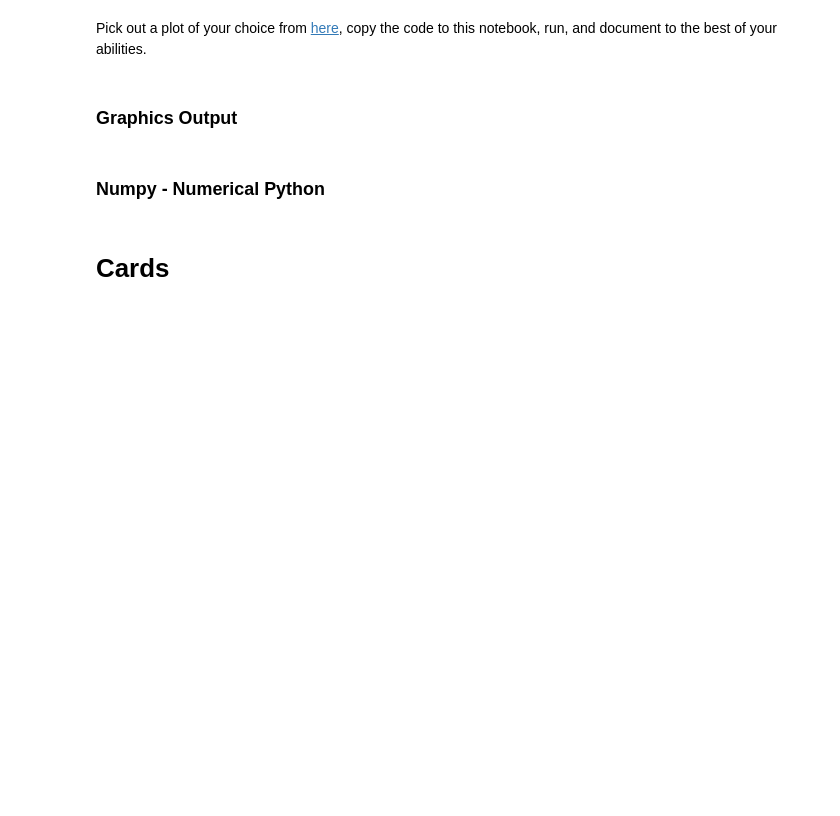
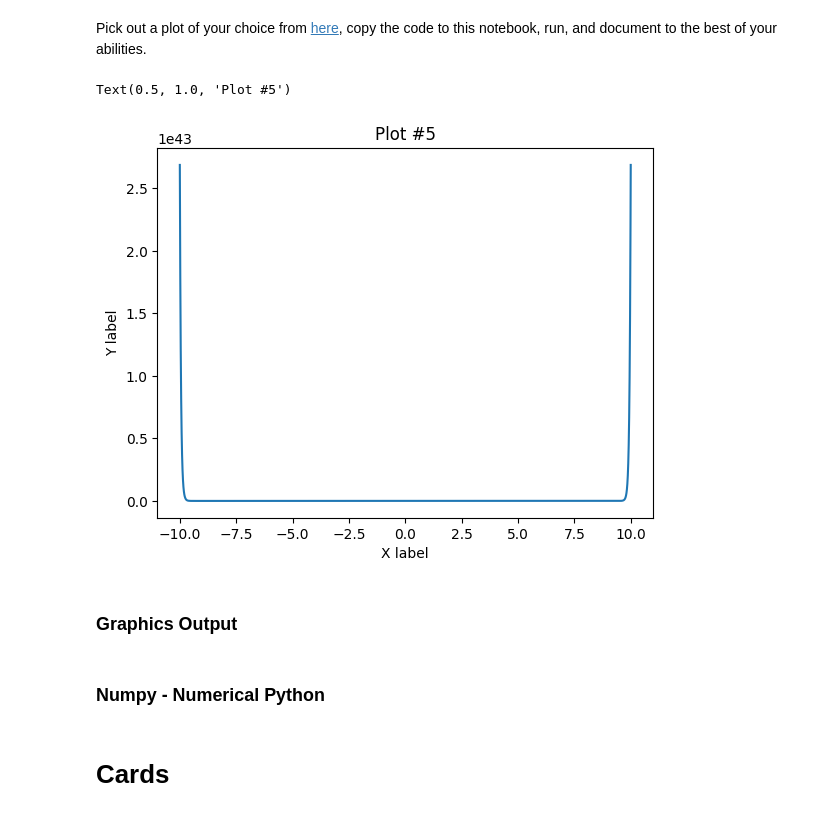
Before and after one commit to AxIS8/ProbNStatsReal, a Jupyter notebook: Hahn_Math_24_Lab_1.ipynb, the cells around one changed output. Cells and saved outputs as stored; diff of their text form; code cells hidden in the pictures; blank space fills up the shorter version.

```diff
--- a/Hahn_Math_24_Lab_1.ipynb
+++ b/Hahn_Math_24_Lab_1.ipynb
@@ -220,5 +262,26 @@ Text(0.5, 1.0, 'Plot #2')
 # %% [markdown]
 Pick out a plot of your choice from [here](https://matplotlib.org/stable/gallery/index.html), copy the code to this notebook, run, and document to the best of your abilities.
+# %%
+#Plot number 5 will be using exp(x^2)
+
+#importing again just in case this section in ran byitself
+
+import matplotlib.pyplot as plt
+import numpy as np
+
+x = np.linspace(-10,10,2000)
+
+y = np.exp(x**2)
+
+plt.plot(x, y) #plot function
+
+plt.xlabel('X label')
+plt.ylabel('Y label')
+
+plt.title('Plot #5')
+# %% [output]
+Text(0.5, 1.0, 'Plot #5')
+[figure, added]
 # %%
 import matplotlib.pyplot as plt
 import numpy as np
```
Also changed, not shown: parts of 2 cells of this notebook.
